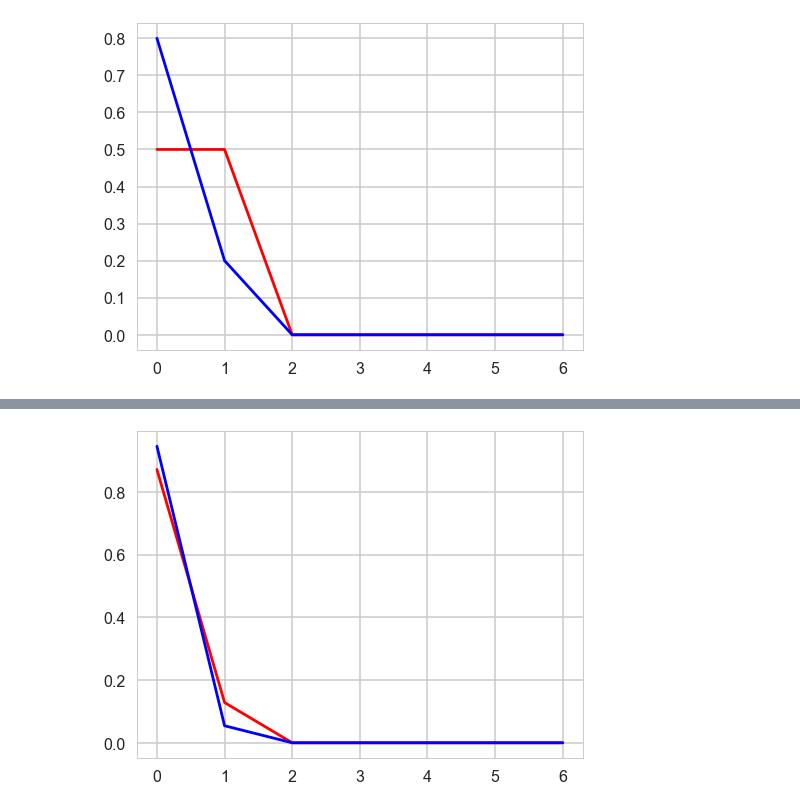
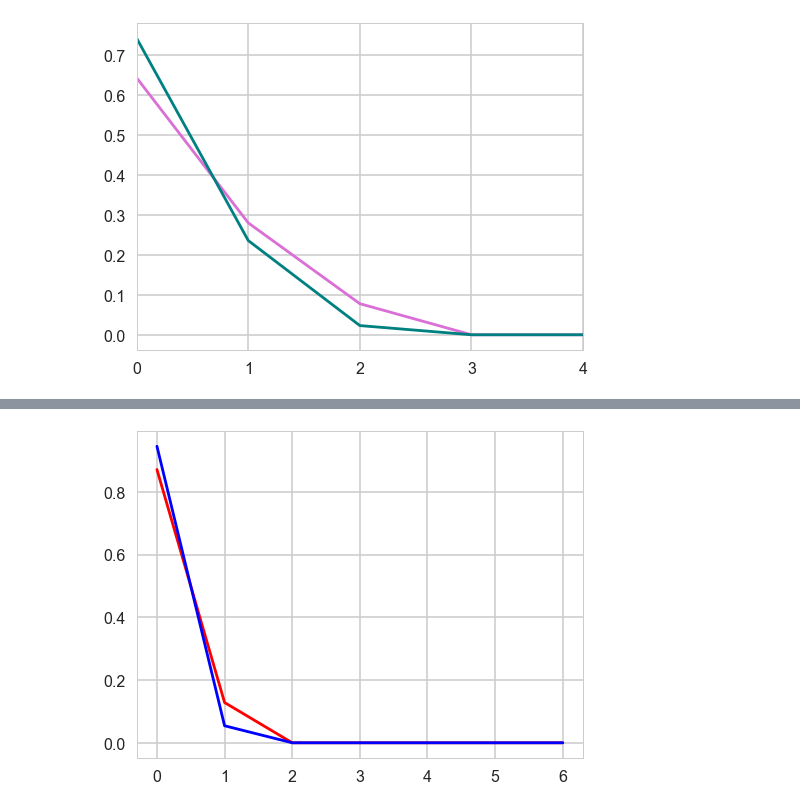
Before and after one commit to dag-lab/daghestanian_multilang, a Jupyter notebook: sasha_dagh_learning.ipynb, the cells around one changed output, grey strips where cells are left out. Saved outputs shown, nothing was run; the diff lists cells and outputs as text; code cells hidden in the pictures.

```diff
--- a/sasha_dagh_learning.ipynb
+++ b/sasha_dagh_learning.ipynb
@@ -5,9 +5,12 @@ df = pd.DataFrame.from_csv('shangoda_obokh.csv', sep=';', index_col=None)
 # %%
-#villages = sorted(set(df['village']))
-#vill_dict = {name: i for i, name in enumerate(villages)}
+villages = sorted(set(df['village']))
+vill_dict = {name: i for i, name in enumerate(villages)}
+village_lang = sorted(set(df['village_lang']))
+vill_lang_dict = {name: i for i, name in enumerate(village_lang)}
 # %%
-col_list = ['female', 'year_of_birth','multiling_withoutrus', 'close_multiling','lak','azeri','kumyk','dargwa', 'avar','far_multiling','rus','multiling']
-#df['village_int'] = df['village'].apply(lambda x: vill_dict[x])
+col_list = ['multiling','village_lang_int','village_int','female','close_multiling','far_multiling','rus','year_of_birth']
+df['village_int'] = df['village'].apply(lambda x: vill_dict[x])
+df['village_lang_int'] = df['village_lang'].apply(lambda x: vill_lang_dict[x])
 for x in col_list:
     try:
         df[x] = df[x].apply(int)
@@ -56,7 +59,7 @@ decade_split = split_by_decade(df)
 # %%
 from collections import Counter
 
-def df_to_plottable(df, field='lak'):
+def df_to_plottable(df, field='close_multiling'):
     female = df[df['female'] == 1]
     male = df[df['female'] == 0]
     female_counter = Counter(list(female[field]))
@@ -85,7 +101,7 @@ df_to_plottable(decade_split[1890])
 import matplotlib as mpl
 from matplotlib import pyplot as plt
 import seaborn as sns
-sns.set_palette("RdBu_r") # or "hls"
+sns.set_palette("hls") # or "hls"
 sns.set_style("whitegrid")
 sns.set_context("poster")
 %matplotlib inline
@@ -93,12 +109,15 @@ sns.set_context("poster")
 from pylab import rcParams
 rcParams['figure.figsize'] = (8, 6)
 # %%
-# по декадам
+# по декадам отрезает все что равно нулю + 1
 for x in decade_split:
     pm, pf = df_to_plottable(decade_split[x])
     plt.clf()
-    plt.plot(pm[0], pm[1], color='red')
-    plt.plot(pf[0], pf[1], color='blue')
+    plt.plot(pm[0], pm[1], color='orchid')
+    plt.plot(pf[0], pf[1], color='teal')
+    zero = max(pm[1].index(0), pf[1].index(0))
+    plt.xticks([0,1,2,3,4,5])
+    plt.xlim(0, zero + 1)
     plt.savefig('{}.png'.format(x))
 # %% [output]
-[figure, old version]
+[figure, new version]
```
Also changed, not shown: parts of 8 cells of this notebook.
